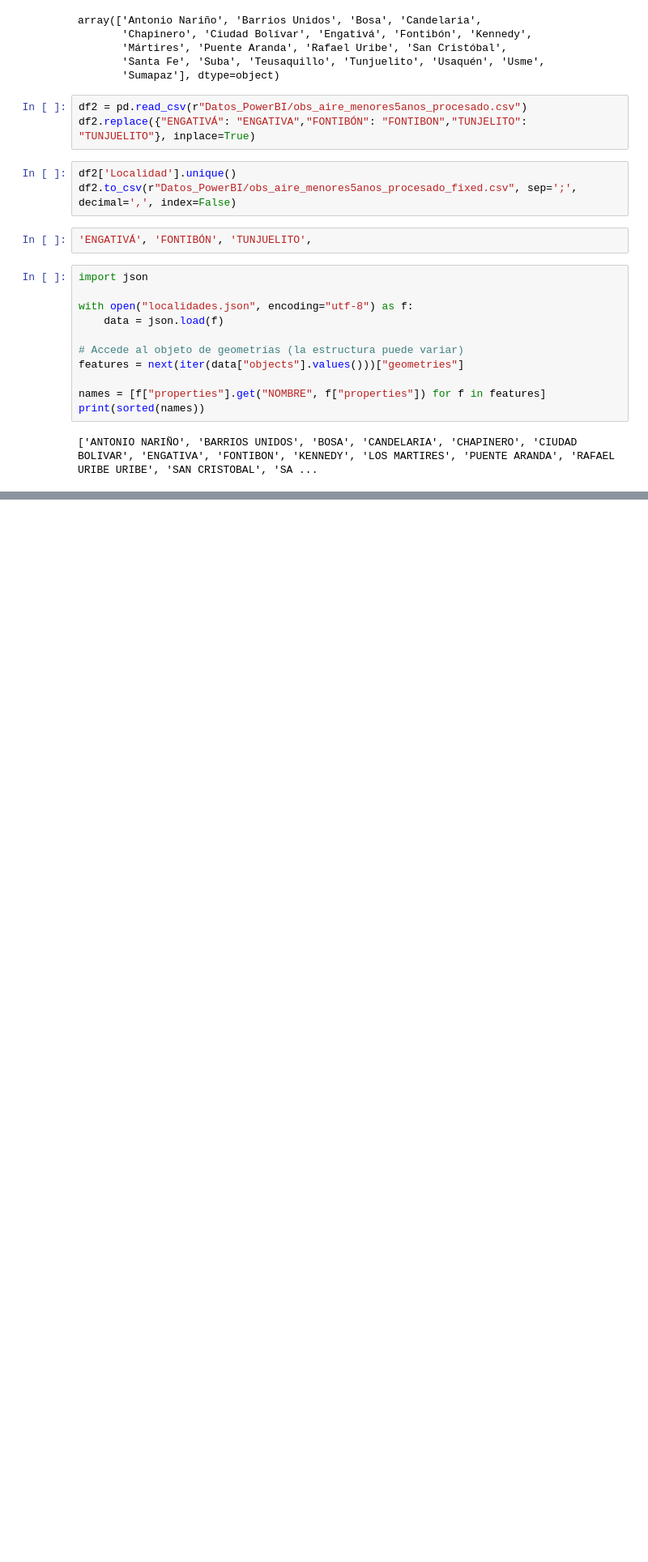
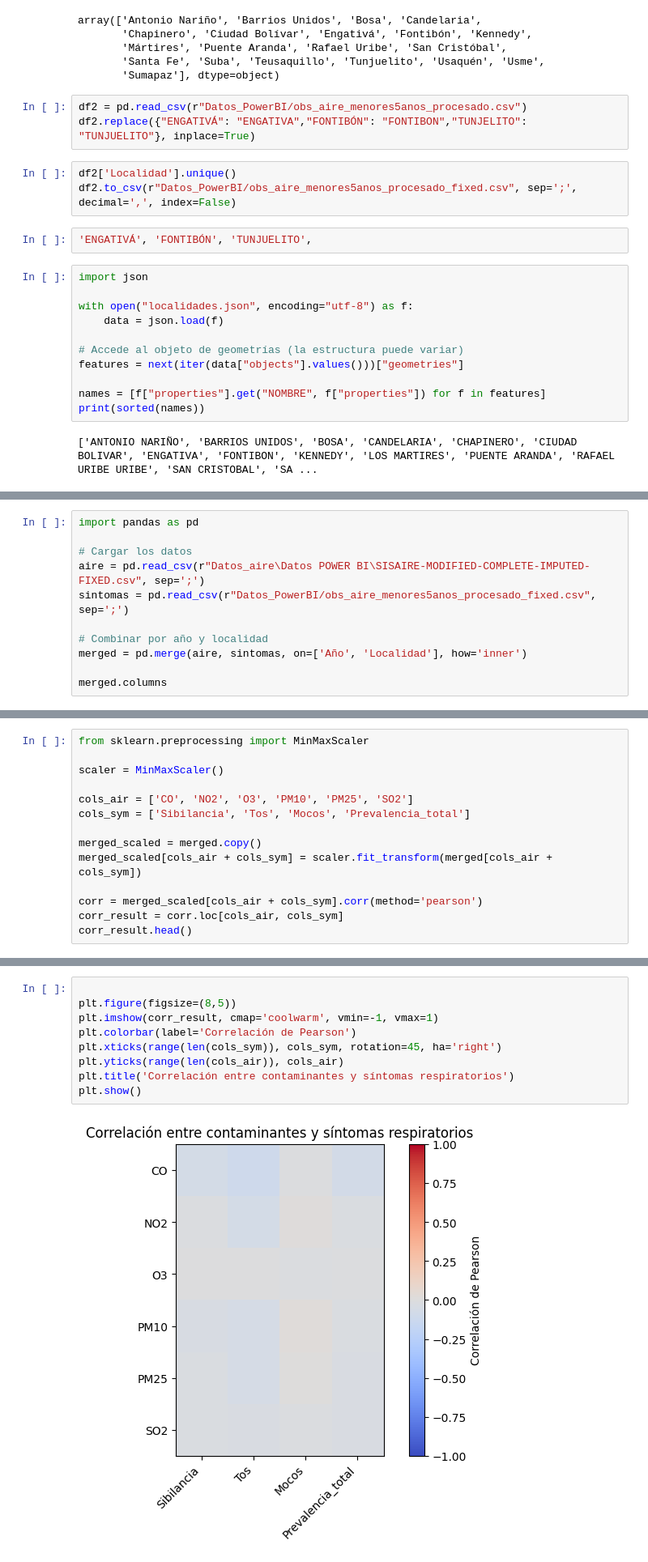
Before and after one commit to BILabsAndProjects/Proyecto2BI, a Jupyter notebook: proyecto2.ipynb, the cells around one changed output, grey strips where cells are left out. Shown: that part at 81% size. Cells and saved outputs as stored; diff of their text form; blank space fills up the shorter version.

```diff
--- a/proyecto2.ipynb
+++ b/proyecto2.ipynb
@@ -279,0 +282,11 @@ print(sorted(names))
+# %%
+import pandas as pd
+
+# Cargar los datos
+aire = pd.read_csv(r"Datos_aire\Datos POWER BI\SISAIRE-MODIFIED-COMPLETE-IMPUTED-FIXED.csv", sep=';')
+sintomas = pd.read_csv(r"Datos_PowerBI/obs_aire_menores5anos_procesado_fixed.csv", sep=';')
+
+# Combinar por año y localidad
+merged = pd.merge(aire, sintomas, on=['Año', 'Localidad'], how='inner')
+
+merged.columns
@@ -279,0 +362,14 @@ print(sorted(names))
+# %%
+from sklearn.preprocessing import MinMaxScaler
+
+scaler = MinMaxScaler()
+
+cols_air = ['CO', 'NO2', 'O3', 'PM10', 'PM25', 'SO2']
+cols_sym = ['Sibilancia', 'Tos', 'Mocos', 'Prevalencia_total']
+
+merged_scaled = merged.copy()
+merged_scaled[cols_air + cols_sym] = scaler.fit_transform(merged[cols_air + cols_sym])
+
+corr = merged_scaled[cols_air + cols_sym].corr(method='pearson')
+corr_result = corr.loc[cols_air, cols_sym]
+corr_result.head()
@@ -279,0 +383,11 @@ print(sorted(names))
+# %%
+
+plt.figure(figsize=(8,5))
+plt.imshow(corr_result, cmap='coolwarm', vmin=-1, vmax=1)
+plt.colorbar(label='Correlación de Pearson')
+plt.xticks(range(len(cols_sym)), cols_sym, rotation=45, ha='right')
+plt.yticks(range(len(cols_air)), cols_air)
+plt.title('Correlación entre contaminantes y síntomas respiratorios')
+plt.show()
+# %% [output]
+[figure, added]
```
Also changed, not shown: parts of 17 cells of this notebook, 2 other files.
